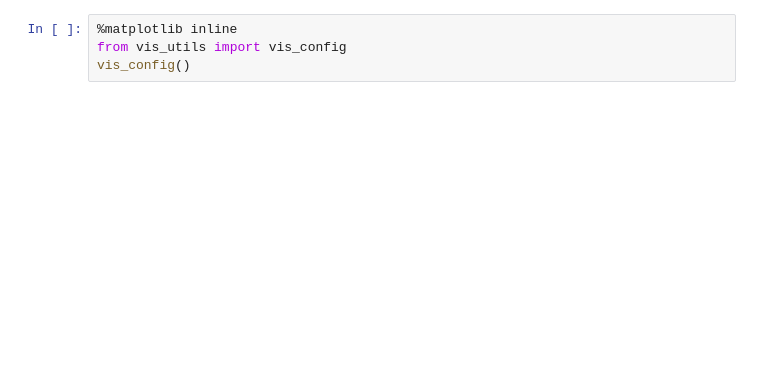
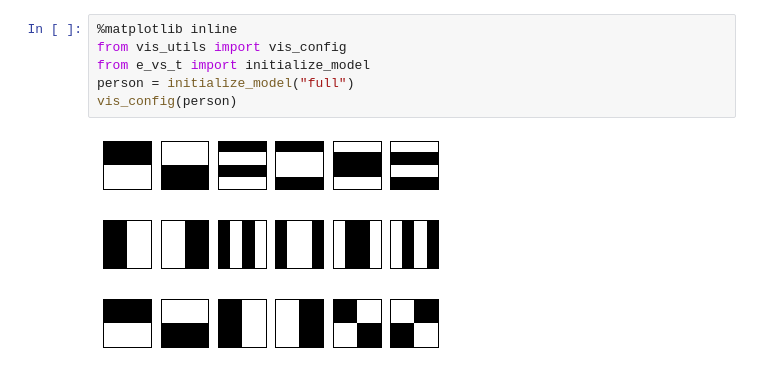
Before and after one commit to codeaudit/Explore-vs-Teach, a Jupyter notebook: exploreVsTeach.ipynb, the cells around one changed output. Drawn from its saved outputs; the diff is of its cells as text; blank space fills up the shorter version.

```diff
--- a/exploreVsTeach.ipynb
+++ b/exploreVsTeach.ipynb
@@ -5,5 +7,9 @@ vis_master_perm_set()
 # %%
 %matplotlib inline
 from vis_utils import vis_config
-vis_config()
+from e_vs_t import initialize_model
+person = initialize_model("full")
+vis_config(person)
+# %% [output]
+[figure, added]
 # %%
```
Also changed, not shown: parts of 10 cells of this notebook, 9 other files.
